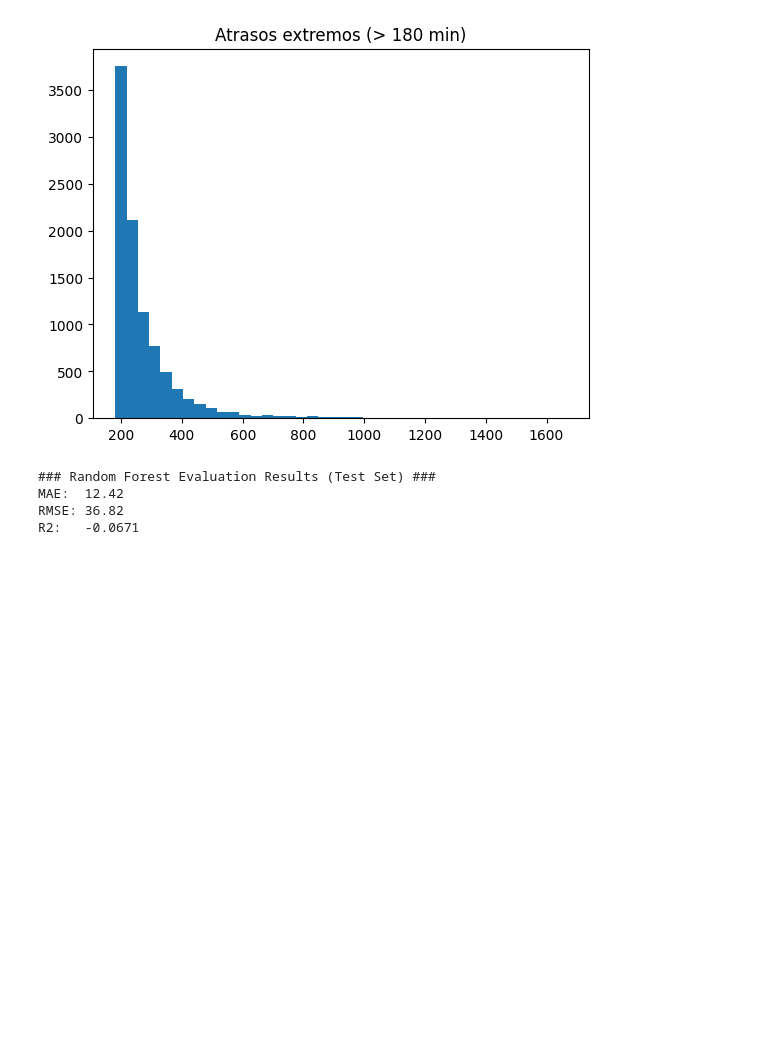
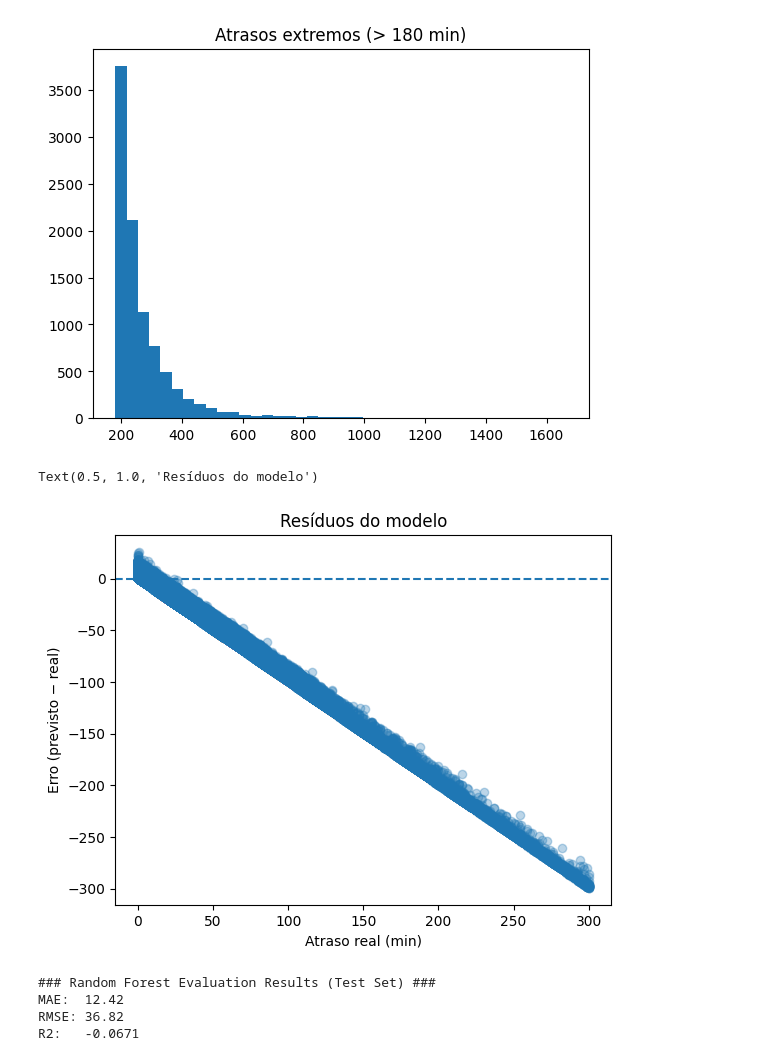
Before and after one commit to GuilhermeDellatin/fiap-machine-learning-tech-challenge-3, a Jupyter notebook: flight-regression.ipynb, the cells around one changed output. Cells and saved outputs as stored; diff of their text form; code cells hidden in the pictures; blank space fills up the shorter version.

Commit message:
Residuals vs. Actual Values Plot

```diff
--- a/flight-regression.ipynb
+++ b/flight-regression.ipynb
@@ -347,6 +348,18 @@ plt.title("Atrasos extremos (> 180 min)")
 # %% [output]
 Text(0.5, 1.0, 'Atrasos extremos (> 180 min)')
 [figure]
+# %%
+residuals = y_pred - y_test
+
+mask = y_test <= 300
+plt.scatter(y_test[mask], residuals[mask], alpha=0.3)
+plt.axhline(0, linestyle="--")
+plt.xlabel("Atraso real (min)")
+plt.ylabel("Erro (previsto − real)")
+plt.title("Resíduos do modelo")
+# %% [output]
+Text(0.5, 1.0, 'Resíduos do modelo')
+[figure, added]
 # %%
 # ===============================
 # Modelo - Random Forest Regressor
```
Also changed, not shown: parts of 1 cell of this notebook.
